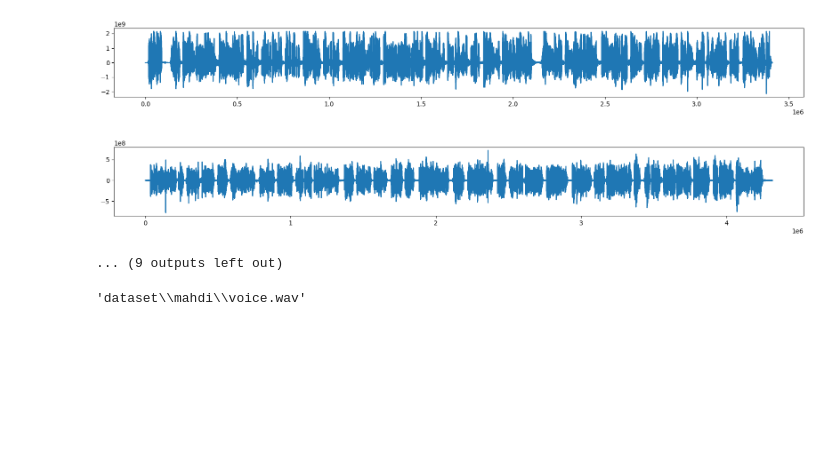
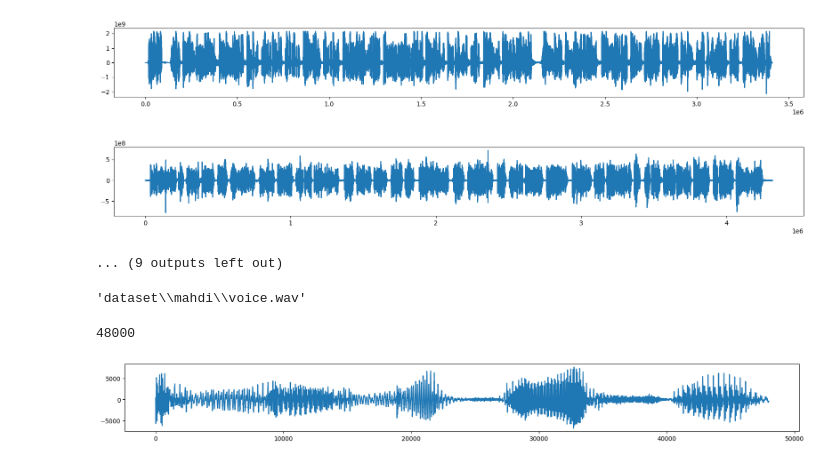
Before and after one commit to MahdiAhmadiKamal/Audio-Classification, a Jupyter notebook: make_dataset.ipynb, the cells around one changed output. Drawn from its saved outputs; the diff is of its cells as text; code cells hidden in the pictures; blank space fills up the shorter version.

```diff
--- a/make_dataset.ipynb
+++ b/make_dataset.ipynb
@@ -131,3 +131,15 @@ for file in os.listdir("wav_data"):
 os.path.join("dataset", "mahdi", "voice.wav")
 # %% [output]
 'dataset\\mahdi\\voice.wav'
+# %%
+audio = pydub.AudioSegment.from_file("dataset/matin/voice1.wav")
+
+audio_array = audio.get_array_of_samples()
+
+print(len(audio_array))
+plt.figure(figsize=(20, 2))
+plt.plot(audio_array)
+plt.show()
+# %% [output]
+48000
+[figure, added]
```
